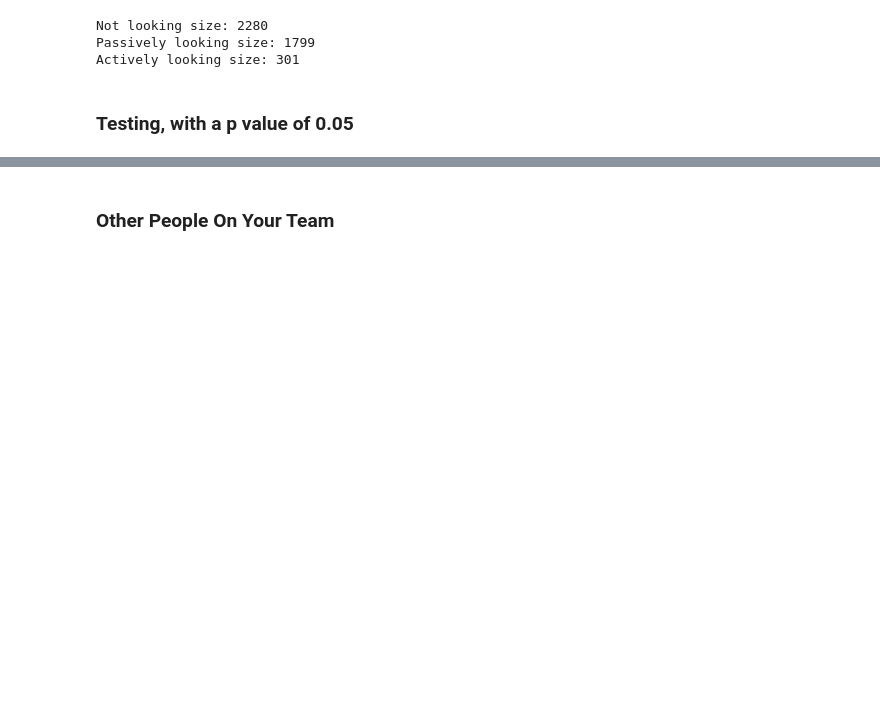
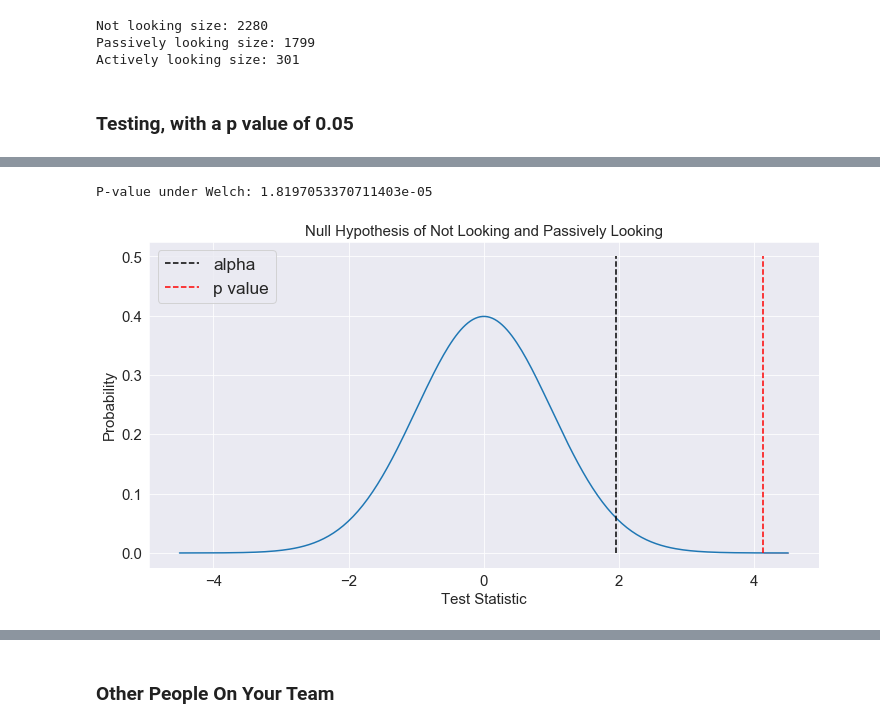
Before and after one commit to unit-00/data-professionals, a Jupyter notebook: salary_analysis.ipynb, the cells around one changed output, grey strips where cells are left out. Drawn from its saved outputs; the diff is of its cells as text; code cells hidden in the pictures; blank space fills up the shorter version.

```diff
--- a/salary_analysis.ipynb
+++ b/salary_analysis.ipynb
@@ -466,0 +501,12 @@ def power_analysis(n1, n2, n3):
+# %%
+t, p = stats.ttest_ind(nl_salary_adj, pl_salary_adj, equal_var=False)
+
+fig, ax = plt.subplots(figsize=(12, 6))
+
+(plot_hypo(ax, nl_salary_adj, pl_salary_adj, xlabel='Test Statistic', ylabel='Probability',
+            title='Null Hypothesis of Not Looking and Passively Looking'))
+
+print(f'P-value under Welch: {p/2}')
+# %% [output]
+P-value under Welch: 1.8197053370711403e-05
+[figure, added]
```
Also changed, not shown: parts of 45 cells of this notebook, 1 other file.
